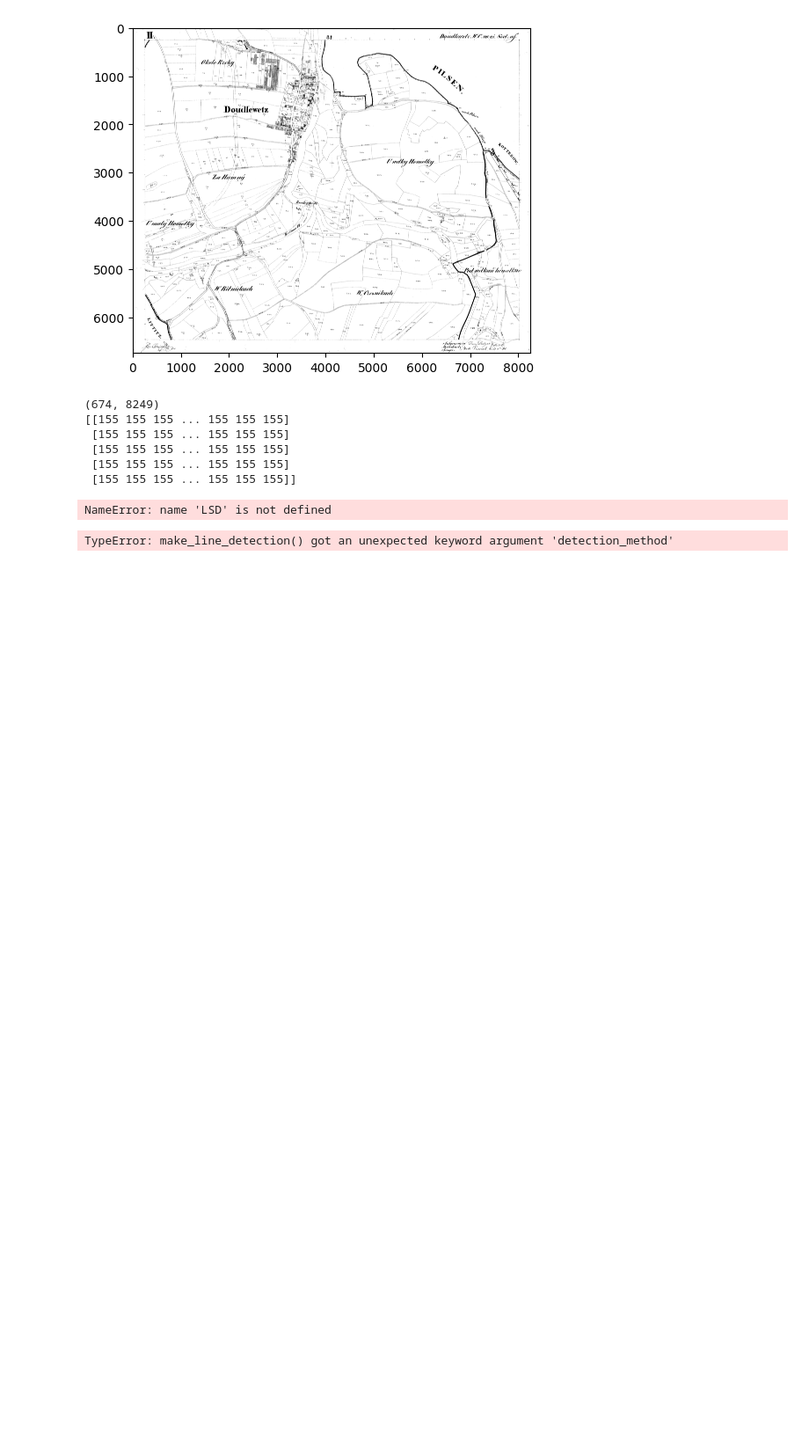
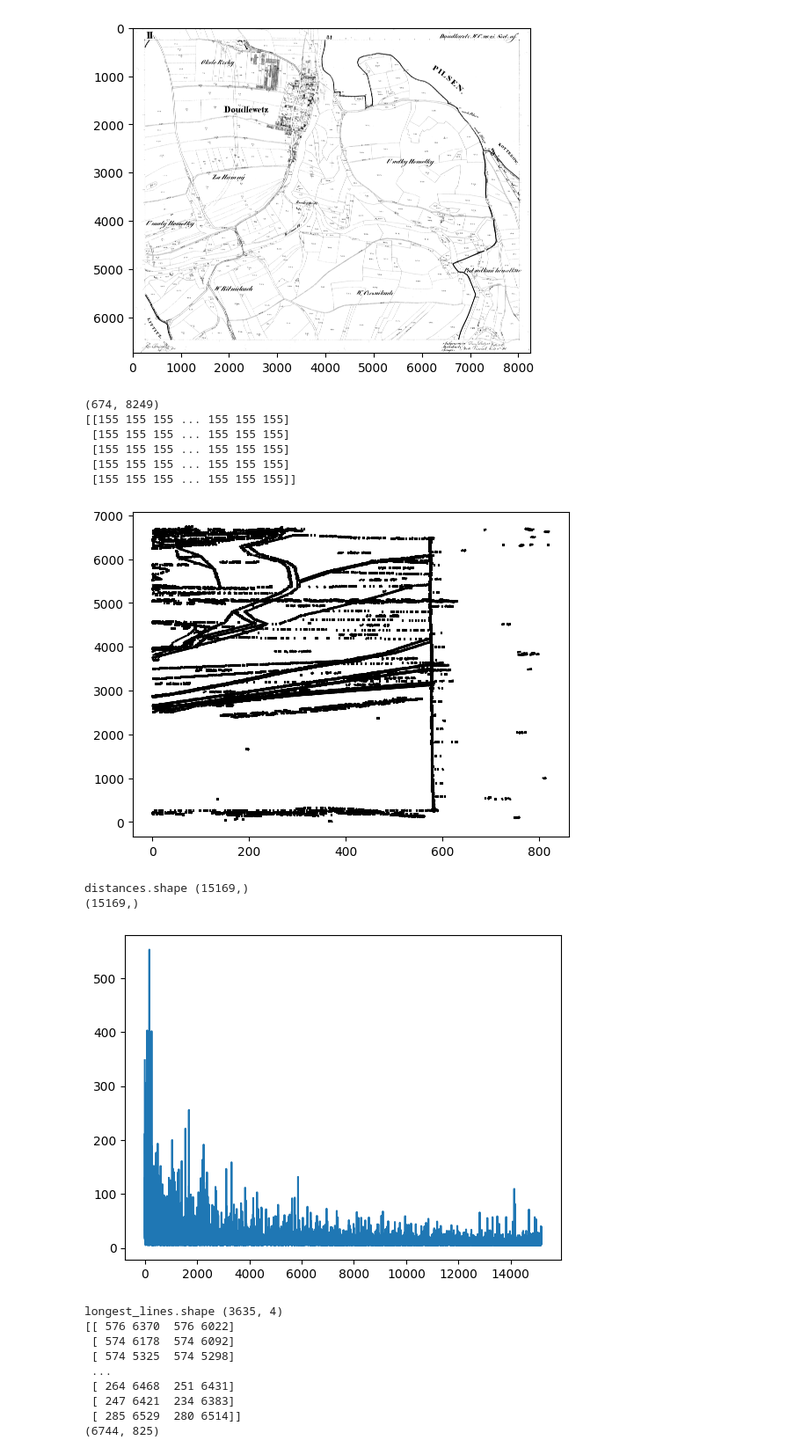
Before and after one commit to danschnurp/kiv-zvi, a Jupyter notebook: SP/experiments.ipynb, the cells around one changed output. Shown at 88% size. Cells and saved outputs as stored; diff of their text form; code cells hidden in the pictures; blank space fills up the shorter version.

```diff
--- a/SP/experiments.ipynb
+++ b/SP/experiments.ipynb
@@ -173,7 +182,7 @@ def hough():
 # %%
 
 
-def make_line_detection(border, horisontal_only=False, vertical_only=False, detection_method=LSD):
+def make_line_detection(border, detection_method, horisontal_only=False, vertical_only=False):
 
     if horisontal_only:
         for _ in range(9):
@@ -182,17 +191,7 @@ def make_line_detection(border, horisontal_only=False, vertical_only=False, dete
         for _ in range(9):
             border = convolve_vertical_lightly(border)
 
-
-    lines = detection_method()
-
-
-    for line in lines:
-        p0, p1 = line
-        plt.plot((p0[0], p1[0]), (p0[1], p1[1]), color="black")
-
-    plt.show()
-
-
+    lines = detection_method(border)
 
 
 
@@ -209,7 +208,7 @@ def make_line_detection(border, horisontal_only=False, vertical_only=False, dete
     #     lines = vertical
 
 
-    print(lines.shape)
+    # print(lines.shape)
     distances = np.array([euclidean_2D(i[0], i[2], i[1], i[3],)  for i in lines])
     print("distances.shape", distances.shape)
 
@@ -233,9 +232,19 @@ def make_line_detection(border, horisontal_only=False, vertical_only=False, dete
     # drawn_img = cv2.cvtColor(white, cv2.COLOR_BGR2GRAY)
     plt.imshow(border, cmap="gray")
     # return border
-# %% [output]
-NameError: name 'LSD' is not defined
 # %%
-make_line_detection(right_border, vertical_only=True, detection_method=hough)
+make_line_detection(right_border, hough,  horisontal_only=False, vertical_only=True)
 # %% [output]
+[figure, added]
-TypeError: make_line_detection() got an unexpected keyword argument 'detection_method'
+distances.shape (15169,)
+(15169,)
+[figure, added]
+longest_lines.shape (3635, 4)
+[[ 576 6370  576 6022]
+ [ 574 6178  574 6092]
+ [ 574 5325  574 5298]
+ ...
+ [ 264 6468  251 6431]
+ [ 247 6421  234 6383]
+ [ 285 6529  280 6514]]
+(6744, 825)
```
Also changed, not shown: parts of 5 cells of this notebook.
